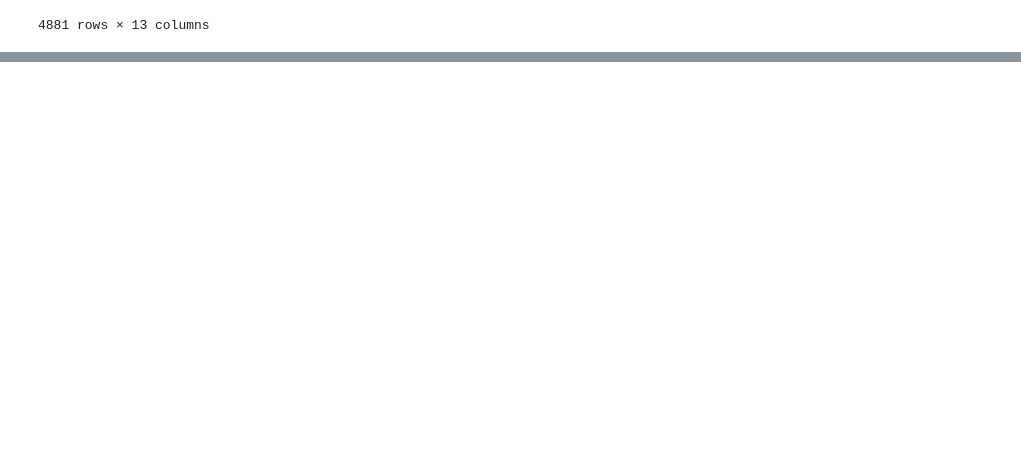
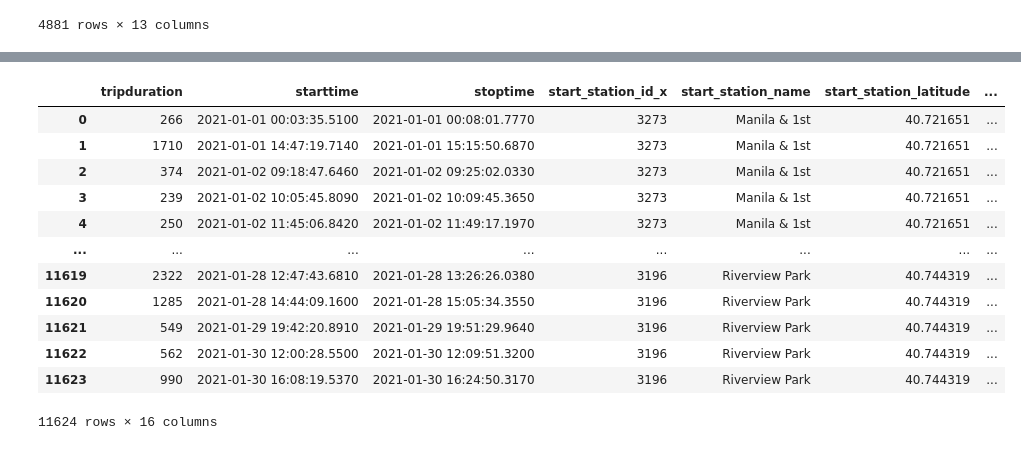
Before and after one commit to austin3216/Tableau-DataClean, a Jupyter notebook: DataCleaning.ipynb, the cells around one changed output, grey strips where cells are left out. Saved outputs shown, nothing was run; the diff lists cells and outputs as text; code cells hidden in the pictures; blank space fills up the shorter version.

```diff
--- a/DataCleaning.ipynb
+++ b/DataCleaning.ipynb
@@ -32,0 +87,17 @@ NameError: name 'pd' is not defined
+# %%
+new_jan_df = pd.merge(jan_df, feb_df_station, on='start_station_name')
+new_jan_df
+# %% [output]
+|  | tripduration | starttime | stoptime | start_station_id_x | start_station_name | start_station_latitude | ... |
+| 0 | 266 | 2021-01-01 00:03:35.5100 | 2021-01-01 00:08:01.7770 | 3273 | Manila & 1st | 40.721651 | ... |
+| 1 | 1710 | 2021-01-01 14:47:19.7140 | 2021-01-01 15:15:50.6870 | 3273 | Manila & 1st | 40.721651 | ... |
+| 2 | 374 | 2021-01-02 09:18:47.6460 | 2021-01-02 09:25:02.0330 | 3273 | Manila & 1st | 40.721651 | ... |
+| 3 | 239 | 2021-01-02 10:05:45.8090 | 2021-01-02 10:09:45.3650 | 3273 | Manila & 1st | 40.721651 | ... |
+| 4 | 250 | 2021-01-02 11:45:06.8420 | 2021-01-02 11:49:17.1970 | 3273 | Manila & 1st | 40.721651 | ... |
+| ... | ... | ... | ... | ... | ... | ... | ... |
+| 11619 | 2322 | 2021-01-28 12:47:43.6810 | 2021-01-28 13:26:26.0380 | 3196 | Riverview Park | 40.744319 | ... |
+| 11620 | 1285 | 2021-01-28 14:44:09.1600 | 2021-01-28 15:05:34.3550 | 3196 | Riverview Park | 40.744319 | ... |
+| 11621 | 549 | 2021-01-29 19:42:20.8910 | 2021-01-29 19:51:29.9640 | 3196 | Riverview Park | 40.744319 | ... |
+| 11622 | 562 | 2021-01-30 12:00:28.5500 | 2021-01-30 12:09:51.3200 | 3196 | Riverview Park | 40.744319 | ... |
+| 11623 | 990 | 2021-01-30 16:08:19.5370 | 2021-01-30 16:24:50.3170 | 3196 | Riverview Park | 40.744319 | ... |
+11624 rows × 16 columns
```
Also changed, not shown: parts of 6 cells of this notebook, 2 other files.
